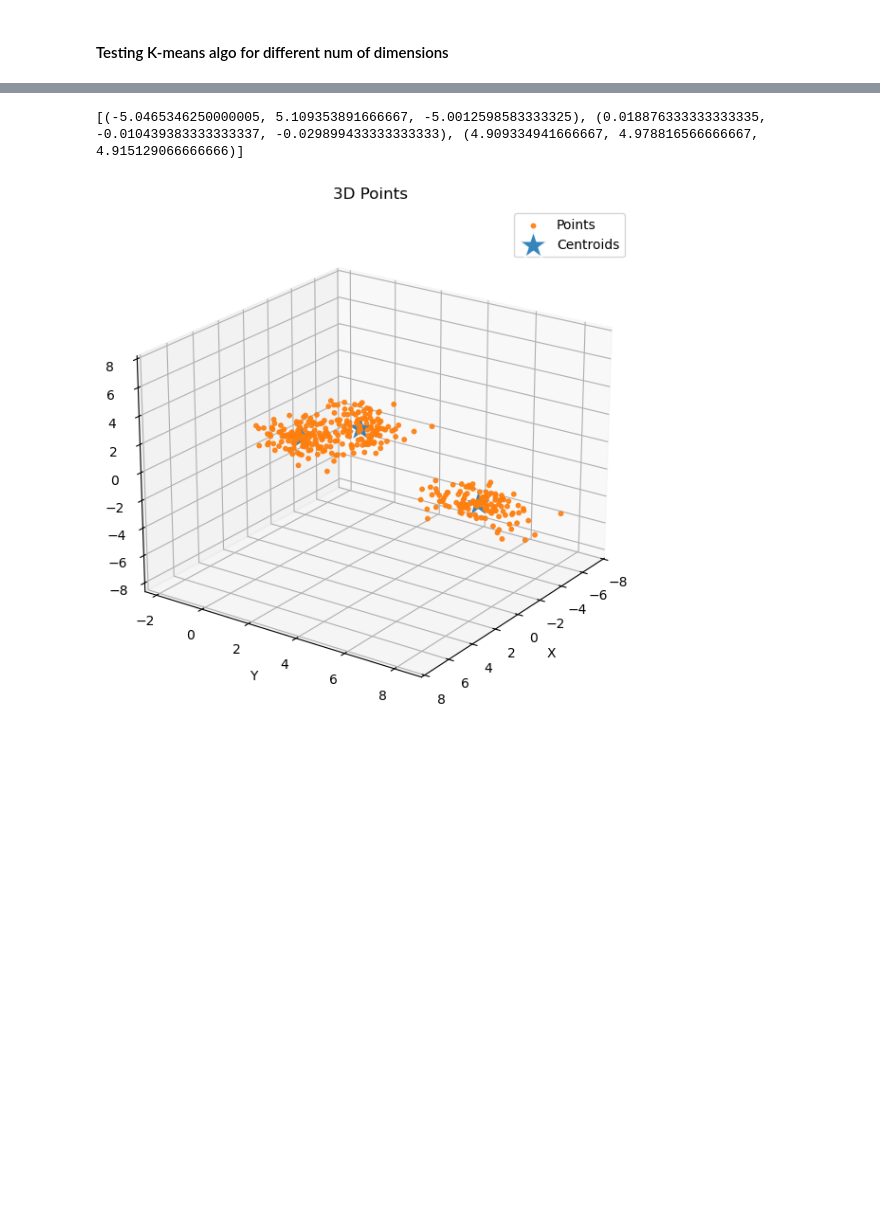
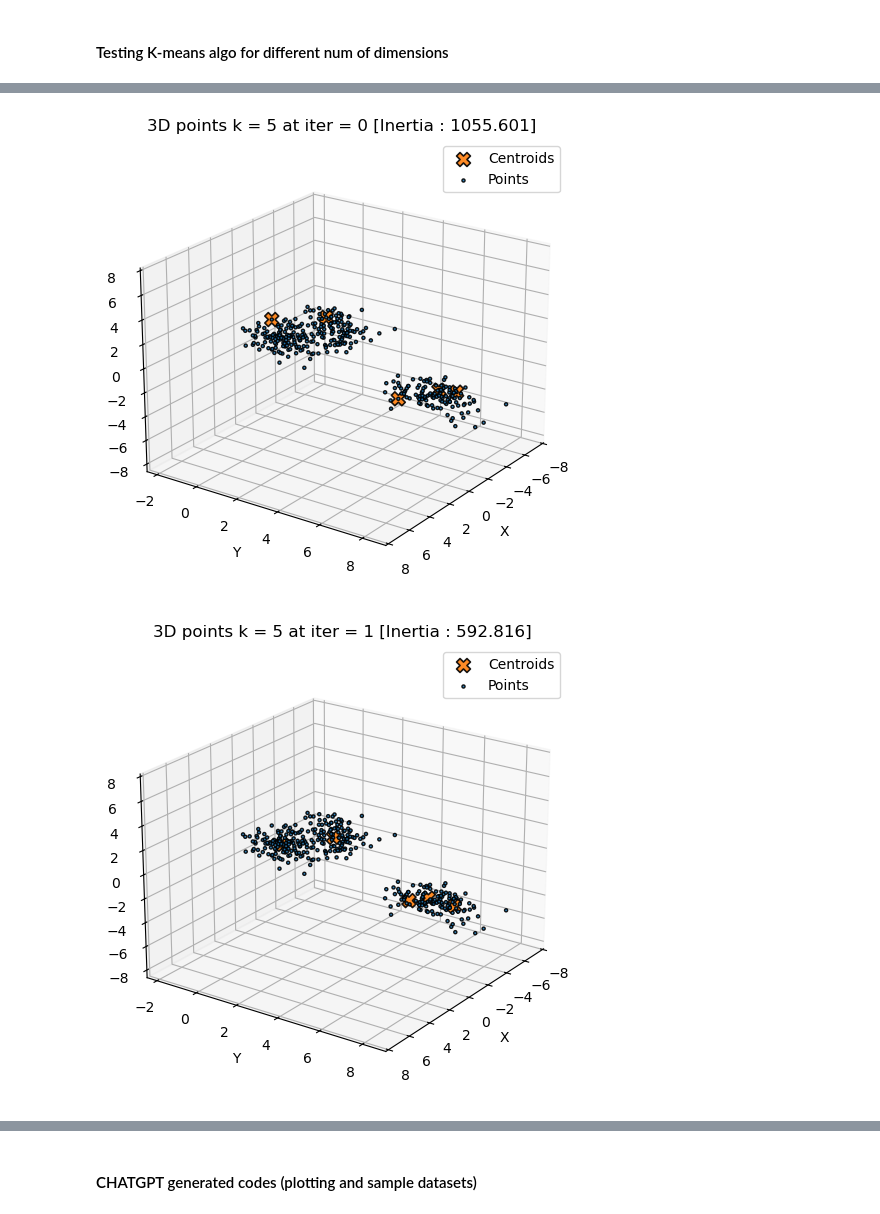
Before and after one commit to NairaAwadin/Python-DataminingProject, a Jupyter notebook: DATAMINIG/KMEANS/Mika/K-algorithms.ipynb, the cells around one changed output, grey strips where cells are left out. Drawn from its saved outputs; the diff is of its cells as text; code cells hidden in the pictures; blank space fills up the shorter version.

```diff
--- a/DATAMINIG/KMEANS/Mika/K-algorithms.ipynb
+++ b/DATAMINIG/KMEANS/Mika/K-algorithms.ipynb
@@ -11,14 +4,0 @@ fixed_points = [(2,2,3),(3,1,4),(3,2,1),(4,4,3),(1,4,4),(5,2,6),(7,6,3),(2,7,4),
-# %%
-#generer les points de points au hasard pour tester
-def generate_randpts(nb_pts=1):
-    points = []
-    for loop in range(nb_pts):
-        x = np.random.randint(0,8)
-        y = np.random.randint(0,5)
-        points.append((x,y))
-    return points
-points=generate_randpts(10)
-# %%
-#enlever des points qui est dupliqué avec red_points et blue_points, non pour duplication
-points = [point for point in points if (point not in red_points and point not in blue_points)]
-print(points)
@@ -131,7 +105,7 @@ def get_centroid(points : list = None):
 # %%
 def get_centroids(k : int = 3 ,points : list = None, centroids : list = None,
                   float_precision : int = None,max_recursion_depth : int = 999,recursion_iter : int = 0,
-                 get_graphs:bool=False,graph_title : str ="untitled",save_as = "untitled"):
+                 get_graphs:bool=False,graph_title : str ="untitled",save_as = "untitled",save_graph : bool = False):
     """
     *parameters
     - k -> number of centroids.
@@ -173,7 +147,9 @@ def get_centroids(k : int = 3 ,points : list = None, centroids : list = None,
                 if points[rand] not in centroids :
                     centroids.append(points[rand])
             if get_graphs :
-                plot_points_nd([centroids, points],labels=["Centroids","Points"],title=f"{graph_title} k = {k} at iter = {recursion_iter} [Inertia : {get_inertia(centroids = centroids,points=points)}]",save_graph=True,
+                plot_points_nd([points, centroids],labels=["Points","Centroids"],
+                               title=f"{graph_title} k = {k} at iter = {recursion_iter} [Inertia : {get_inertia(centroids = centroids,points=points):.3f}]",
+                               save_graph=save_graph,
                               ghost_points=centroids,save_as=f"{save_as}_{recursion_iter}")
         #pair points to centroids
         pairs = get_shortestDistancePairs(centroids,points) # pairs value type : {keys : points , values : assigned centroid}
@@ -189,8 +165,10 @@ def get_centroids(k : int = 3 ,points : list = None, centroids : list = None,
             else :
                 #if cluster is empty, keep it's previous centroid's coordinations
                 new_centroids.append(centroid)
-        if get_graphs :
-            plot_points_nd([new_centroids, points],labels=["Centroids","Points"],title=f"{graph_title} k = {k} at iter = {recursion_iter} [Inertia : {get_inertia(centroids = new_centroids,points=points)}]",save_graph=True,
+        if get_graphs and recursion_iter > 0 :
+            plot_points_nd([points, centroids],labels=["Points","Centroids"],
+                           title=f"{graph_title} k = {k} at iter = {recursion_iter} [Inertia : {get_inertia(centroids = centroids,points=points):.3f}]",
+                           save_graph=save_graph,
                           ghost_points=centroids,save_as=f"{save_as}_{recursion_iter}")
         #if float_precision, round centroids's coordinations to float precision
         if float_precision :
@@ -204,7 +182,7 @@ def get_centroids(k : int = 3 ,points : list = None, centroids : list = None,
         else :
             return get_centroids(k=k,points=points,centroids=new_centroids,
                                  float_precision=float_precision,max_recursion_depth=max_recursion_depth,
-                                recursion_iter=recursion_iter+1,get_graphs=get_graphs,graph_title=graph_title,save_as=save_as)
+                                recursion_iter=recursion_iter+1,get_graphs=get_graphs,graph_title=graph_title,save_as=save_as,save_graph=save_graph)
 # %% [markdown]
 #### Remarque 1 : recursion is infinite due to oscillation of centroids, going back and forth infinitely
 
@@ -527,0 +527,6 @@ inertia :  18.0
+# %%
+centroids_k5_3d = get_centroids(k=5,points=samplePts3d,get_graphs=True,
+                                graph_title="3D points",save_as="3Dk5_kmeans_test",save_graph=True)
+# %% [output]
+[figure, added]
+[figure, added]
@@ -528 +537,3 @@ inertia :  18.0
+# %% [markdown]
+#### CHATGPT generated codes (plotting and sample datasets)
 # %%
@@ -671,14 +681,3 @@ def plot_points_nd(
     if save_graph :
         fig.savefig(f"{save_as}.png", dpi=300, bbox_inches="tight")
     plt.show()
-# %%
-print(centroids_k3)
-# %% [output]
-[(-5.0465346250000005, 5.109353891666667, -5.0012598583333325), (0.018876333333333335, -0.010439383333333337, -0.029899433333333333), (4.909334941666667, 4.978816566666667, 4.915129066666666)]
-# %%
-plot_points_nd([centroids_k3, points3d_medium],
-               labels=["Centroids","Points"],
-               plot_order=[1,0],            # draw points first, centroids last
-               markers=["*","o"], sizes=[500, 10])
-# %% [output]
-[figure, removed]
```
Also changed, not shown: parts of 27 cells of this notebook, 2 other files.
